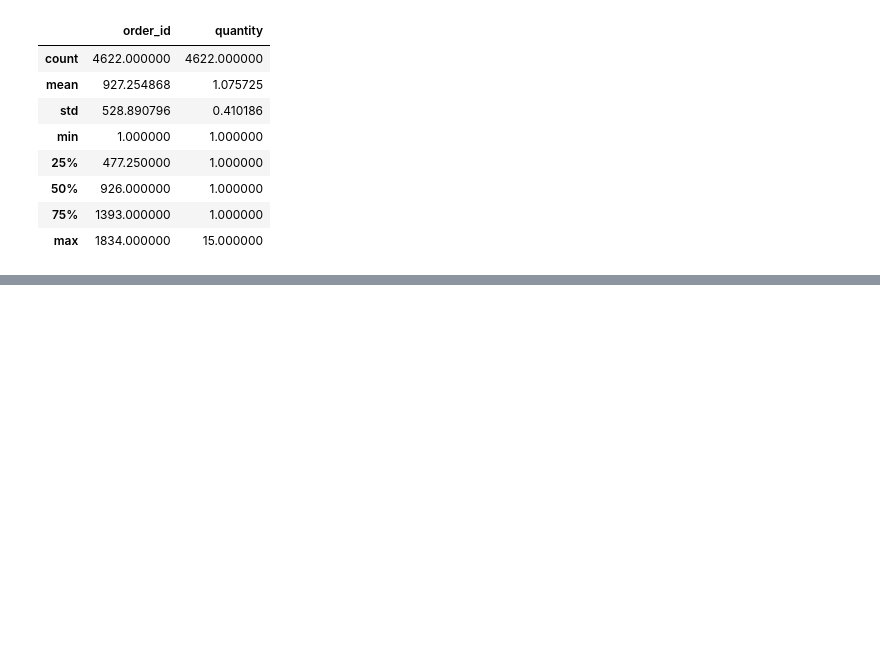
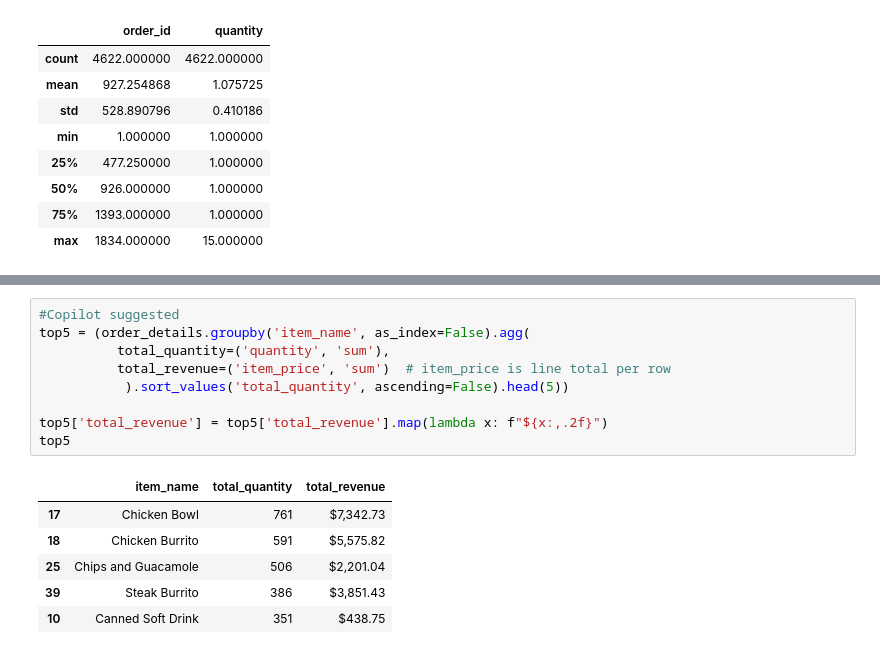
Before and after one commit to raghav2594/python_fundamentals, a Jupyter notebook: jupyter_notebook/04_Pandas_Library/Pandas_Crash_Course.ipynb, the cells around one changed output, grey strips where cells are left out. Drawn from its saved outputs; the diff is of its cells as text; blank space fills up the shorter version.

```diff
--- a/jupyter_notebook/04_Pandas_Library/Pandas_Crash_Course.ipynb
+++ b/jupyter_notebook/04_Pandas_Library/Pandas_Crash_Course.ipynb
@@ -112,0 +298,16 @@ order_details.describe(include='all')
+# %%
+#Copilot suggested
+top5 = (order_details.groupby('item_name', as_index=False).agg(
+          total_quantity=('quantity', 'sum'),
+          total_revenue=('item_price', 'sum')  # item_price is line total per row
+           ).sort_values('total_quantity', ascending=False).head(5))
+
+top5['total_revenue'] = top5['total_revenue'].map(lambda x: f"${x:,.2f}")
+top5
+# %% [output]
+|  | item_name | total_quantity | total_revenue |
+| 17 | Chicken Bowl | 761 | $7,342.73 |
+| 18 | Chicken Burrito | 591 | $5,575.82 |
+| 25 | Chips and Guacamole | 506 | $2,201.04 |
+| 39 | Steak Burrito | 386 | $3,851.43 |
+| 10 | Canned Soft Drink | 351 | $438.75 |
```
Also changed, not shown: parts of 30 cells of this notebook.
